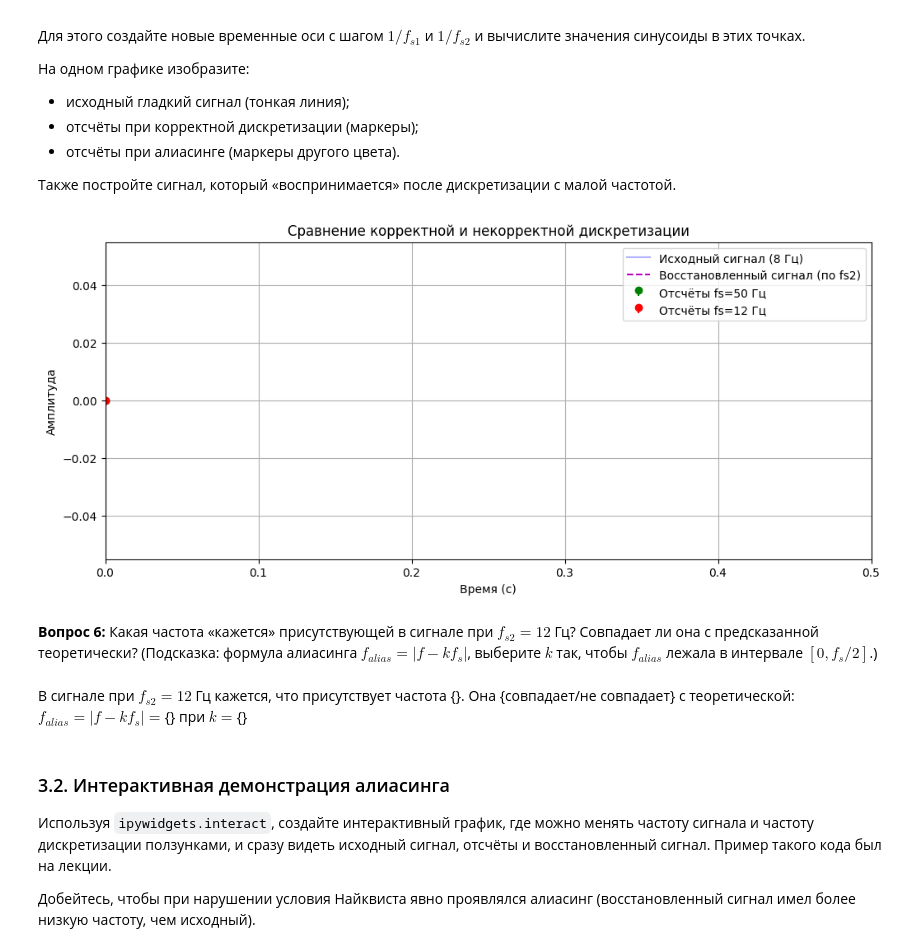
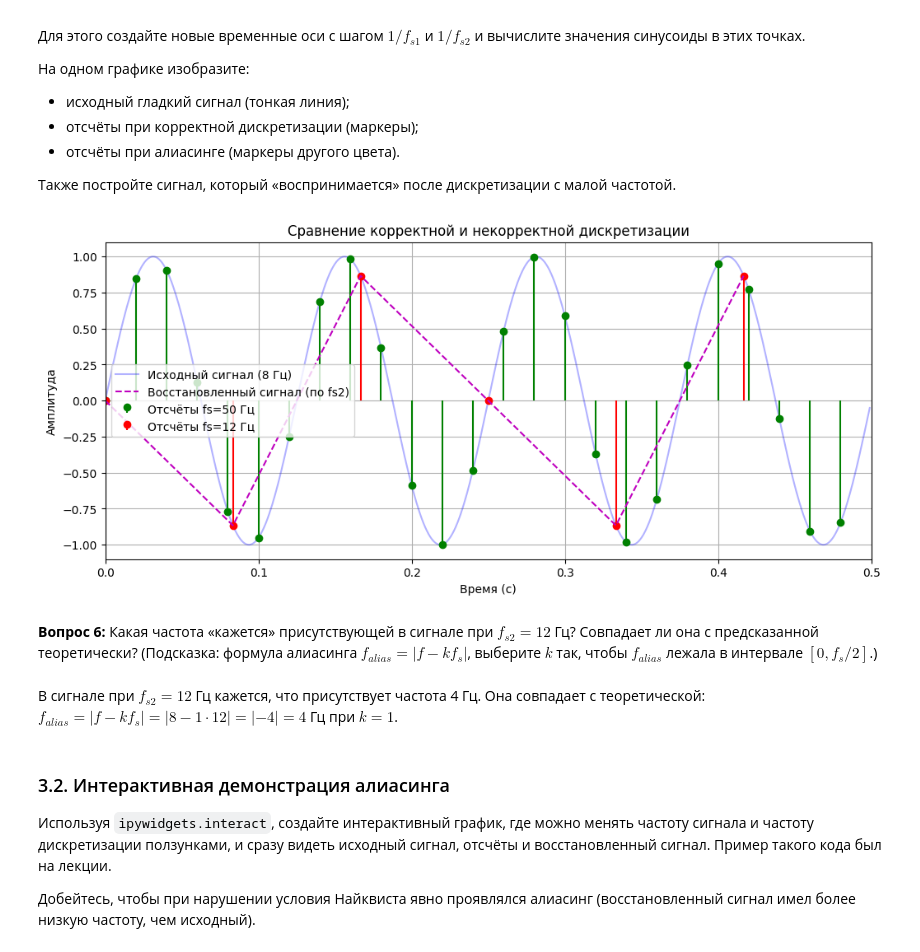
Before and after one commit to userskins/dsp-seminars-gusev-da, a Jupyter notebook: seminars/1.ipynb, the cells around one changed output. Cells and saved outputs as stored; diff of their text form; code cells hidden in the pictures.

```diff
--- a/seminars/1.ipynb
+++ b/seminars/1.ipynb
@@ -229,34 +229,34 @@ plt.show()
 # %%
 # Частоты дискретизации для эксперимента
 fs1 = 50
 fs2 = 12
 
 # Отсчёты при корректной дискретизации
-t1 = []
-samples1 = []
+t1 = np.arange(0, 1, 1/fs1) # Создаем временную ось для fs1
+samples1 = np.sin(2 * np.pi * f_signal * t1) # Вычисляем значения сигнала на этих точках
 
 # Отсчёты при некорректной дискретизации (алиасинг)
-t2 = []
-samples2 = []
+t2 = np.arange(0, 1, 1/fs2) # Создаем временную ось для fs2
+samples2 = np.sin(2 * np.pi * f_signal * t2) # Вычисляем значения сигнала на этих точках
 
 plt.figure(figsize=(12,5))
-plt.plot([], [], 'b-', alpha=0.3, label='Исходный сигнал (8 Гц)')
-plt.stem([0,], [0,], linefmt='g-', markerfmt='go', basefmt=' ', label=f'Отсчёты fs={fs1} Гц')
-plt.stem([0,], [0,], linefmt='r-', markerfmt='ro', basefmt=' ', label=f'Отсчёты fs={fs2} Гц')
-plt.plot([], [], 'm--', label='Восстановленный сигнал (по fs2)')
+plt.plot(t_analog[:int(0.5*fs_analog)], anolog_signal[:int(0.5*fs_analog)], 'b-', alpha=0.3, label='Исходный сигнал (8 Гц)')
+plt.stem(t1[:int(0.5*fs1)], samples1[:int(0.5*fs1)], linefmt='g-', markerfmt='go', basefmt=' ', label=f'Отсчёты fs={fs1} Гц')
+plt.stem(t2[:int(0.5*fs2)], samples2[:int(0.5*fs2)], linefmt='r-', markerfmt='ro', basefmt=' ', label=f'Отсчёты fs={fs2} Гц')
+plt.plot(t2[:int(0.5*fs2)], samples2[:int(0.5*fs2)], 'm--', label='Восстановленный сигнал (по fs2)') # 'Восстановленный' сигнал - это просто соединение точек
 plt.xlabel('Время (с)')
 plt.ylabel('Амплитуда')
 plt.title('Сравнение корректной и некорректной дискретизации')
 plt.legend()
 plt.grid(True)
 plt.xlim(0, 0.5)
 plt.show()
 # %% [output]
-[figure, old version]
+[figure, new version]
 # %% [markdown]
 **Вопрос 6:** Какая частота «кажется» присутствующей в сигнале при $f_{s2}=12$ Гц? Совпадает ли она с предсказанной теоретически? (Подсказка: формула алиасинга $f_{alias} = |f - k f_s|$, выберите $k$ так, чтобы $f_{alias}$ лежала в интервале $[0, f_s/2]$.)
 # %% [markdown]
-В сигнале при $f_{s2}=12$ Гц кажется, что присутствует частота {}. Она {совпадает/не совпадает} с теоретической: $f_{alias} = |f - k f_s| =${} при $k=${}
+В сигнале при $f_{s2}=12$ Гц кажется, что присутствует частота 4 Гц. Она совпадает с теоретической: $f_{alias} = |f - k f_s| = |8 - 1 \cdot 12| = |-4| = 4$ Гц при $k=1$.
 # %% [markdown]
 ### 3.2. Интерактивная демонстрация алиасинга
 
```
Also changed, not shown: parts of 2 cells of this notebook.
